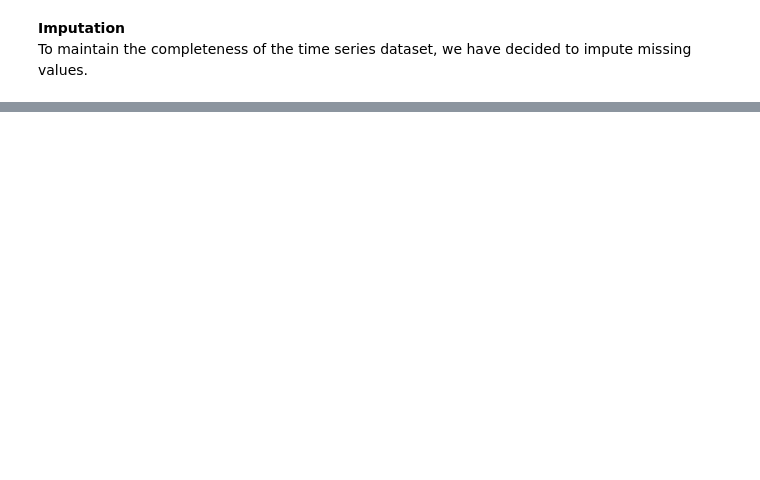
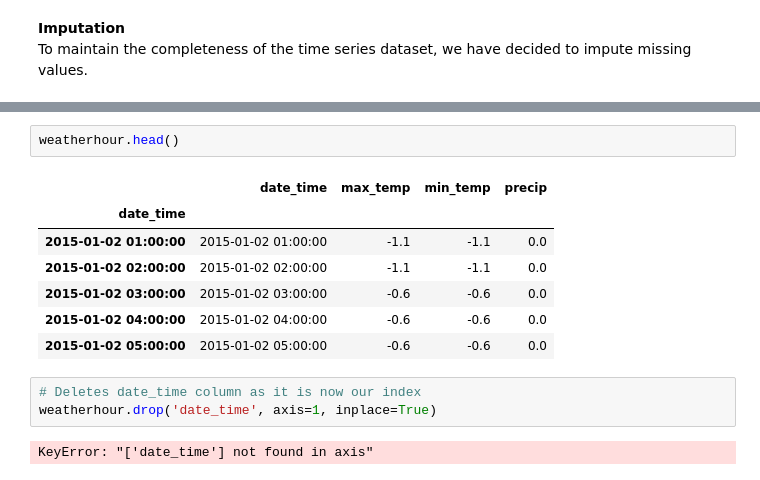
Before and after one commit to MoritzWagner13/Machine-Learning, a Jupyter notebook: Code.ipynb, the cells around one changed output, grey strips where cells are left out. Drawn from its saved outputs; the diff is of its cells as text; blank space fills up the shorter version.

```diff
--- a/Code.ipynb
+++ b/Code.ipynb
@@ -154,0 +246,15 @@ To maintain the completeness of the time series dataset, we have decided to impu
+# %%
+weatherhour.head()
+# %% [output]
+|  | date_time | max_temp | min_temp | precip |
+| date_time |  |  |  |  |
+| 2015-01-02 01:00:00 | 2015-01-02 01:00:00 | -1.1 | -1.1 | 0.0 |
+| 2015-01-02 02:00:00 | 2015-01-02 02:00:00 | -1.1 | -1.1 | 0.0 |
+| 2015-01-02 03:00:00 | 2015-01-02 03:00:00 | -0.6 | -0.6 | 0.0 |
+| 2015-01-02 04:00:00 | 2015-01-02 04:00:00 | -0.6 | -0.6 | 0.0 |
+| 2015-01-02 05:00:00 | 2015-01-02 05:00:00 | -0.6 | -0.6 | 0.0 |
+# %%
+# Deletes date_time column as it is now our index
+weatherhour.drop('date_time', axis=1, inplace=True)
+# %% [output]
+KeyError: "['date_time'] not found in axis"
```
Also changed, not shown: parts of 11 cells of this notebook.
